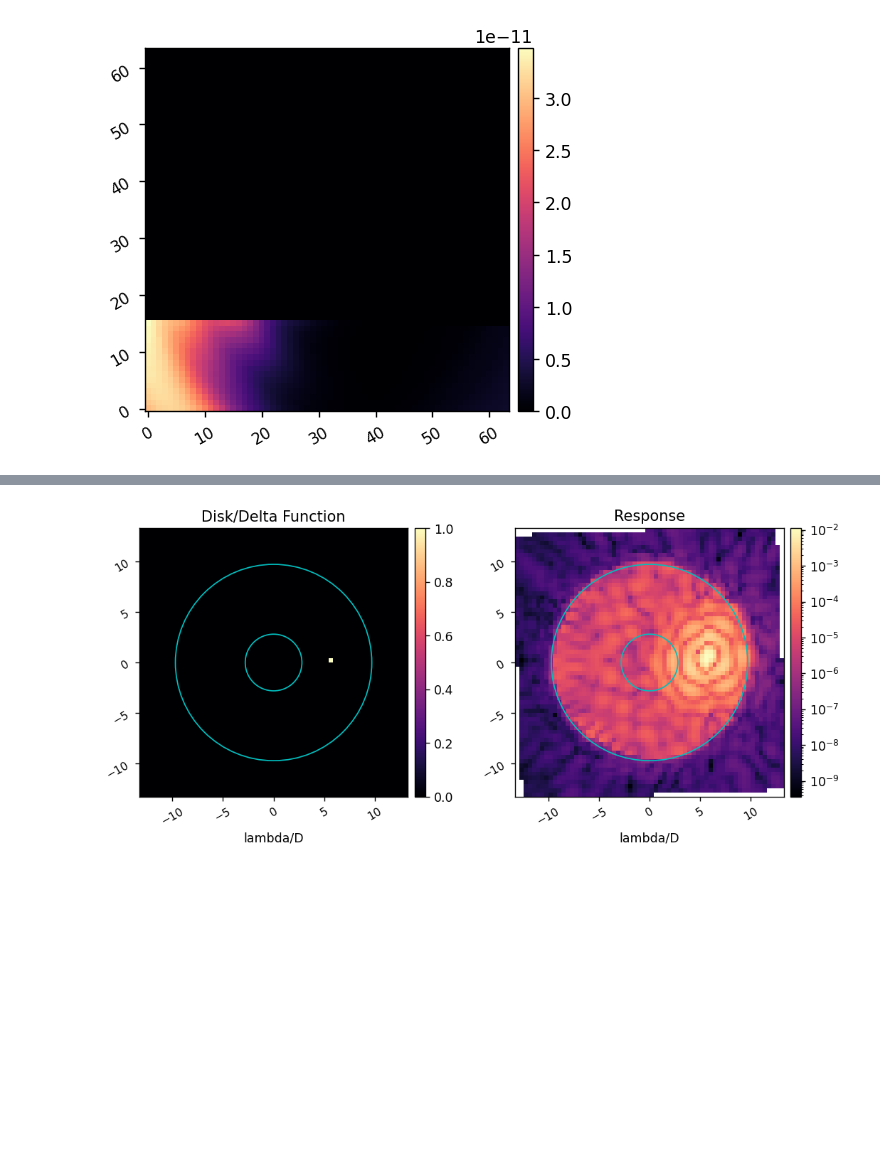
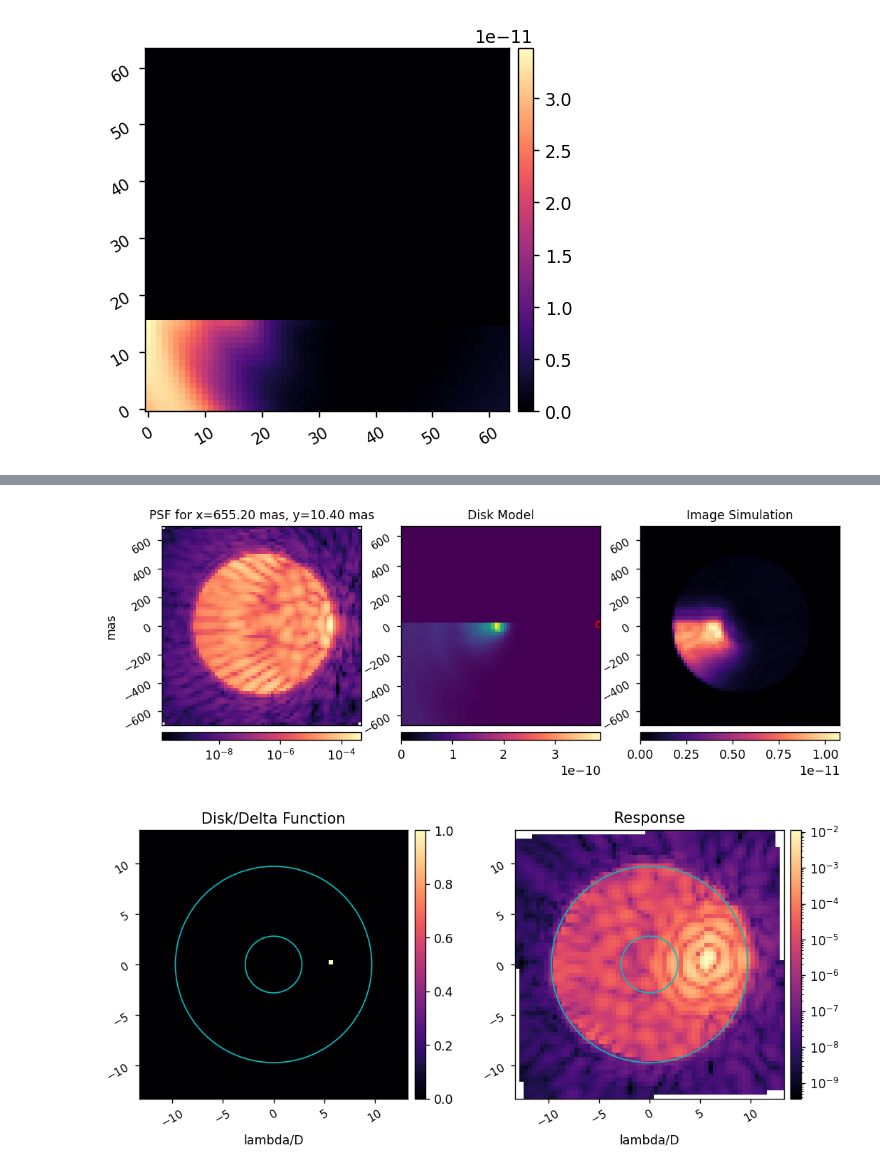
Before and after one commit to kian1377/disk-processing, a Jupyter notebook: hlc_band1_0920_run_disk_sim.ipynb, the cells around one changed output, grey strips where cells are left out. Saved outputs shown, nothing was run; the diff lists cells and outputs as text; code cells hidden in the pictures; blank space fills up the shorter version.

```diff
--- a/hlc_band1_0920_run_disk_sim.ipynb
+++ b/hlc_band1_0920_run_disk_sim.ipynb
@@ -141,3 +170,86 @@ for i in range(start, ipsf_matrix.shape[0]):
+# %%
+import matplotlib.pyplot as plt
+from matplotlib.colors import LogNorm, Normalize
+from mpl_toolkits.axes_grid1 import make_axes_locatable
+import matplotlib.animation as animation
+from matplotlib.animation import FuncAnimation
+
+plt.rcParams['animation.writer'] = 'ffmpeg'
+plt.rcParams['animation.ffmpeg_path'] = 'C:\\Users\\Kian\\Desktop\\ffmpeg\\ffmpeg-2023-02-19-git-2aec86695a-full_build\\bin\\ffmpeg.exe'
+
+ndisk = 64
+disk_pixelscale_mas = 20.8*u.mas/u.pix
+
+x,y = np.meshgrid(np.arange(-ndisk/2,ndisk/2) + 1/2, np.arange(-ndisk/2,ndisk/2)+1/2 )
+x = x.flatten()*disk_pixelscale_mas*u.pix
+y = y.flatten()*disk_pixelscale_mas*u.pix
+
+i = 0
+i = ndisk**2//2
+new_disk = disk.flatten()
+new_disk[i:] = 0
+disk_sim = np.reshape(ipsf_matrix.dot(new_disk), (npsf,npsf))
+
+fig,ax = plt.subplots(nrows=1, ncols=3, figsize=(10,4), dpi=125)
+titlesize = 10
+
+ax[0].set_ylabel('mas')
+ext1 = psf_pixelscale_mas.value * npsf/2
+extent1 = [-ext1,ext1,-ext1,ext1]
+extent3 = extent1
+ext2 = disk_pixelscale_mas.value * ndisk/2
+extent2 = [-ext2,ext2,-ext2,ext2]
+
+# first plot
+im = ax[0].imshow(ipsf_matrix[:,i].reshape(npsf,npsf), cmap='magma', norm=LogNorm(), extent=extent1)
+ax[0].set_xticks([])
+ax[0].tick_params(axis='x', labelsize=9, rotation=30)
+ax[0].tick_params(axis='y', labelsize=9, rotation=30)
+tx1 = ax[0].set_title('PSF for x={:.2f}, y={:.2f}'.format(x[i], y[i]), fontsize=titlesize)
+divider = make_axes_locatable(ax[0])
+cax = divider.append_axes("bottom", size="4%", pad=0.075)
+fig.colorbar(im, cax=cax, orientation='horizontal')
+
+# second plot
+im = ax[1].imshow(new_disk.reshape(ndisk,ndisk), cmap='magma', extent=extent2)
+ax[1].set_xticks([])
+ax[1].tick_params(axis='x', labelsize=9, rotation=30)
+ax[1].tick_params(axis='y', labelsize=9, rotation=30)
+ax[1].set_title('Disk Model', fontsize=titlesize)
+divider = make_axes_locatable(ax[1])
+cax = divider.append_axes("bottom", size="4%", pad=0.075)
+fig.colorbar(im, cax=cax, orientation='horizontal')
+
+# third plot
+im = ax[2].imshow(disk_sim, cmap='magma', extent=extent3, aspect='equal')
+ax[2].set_xticks([])
+ax[2].tick_params(axis='x', labelsize=9, rotation=30)
+ax[2].tick_params(axis='y', labelsize=9, rotation=30)
+ax[2].set_title('Image Simulation', fontsize=titlesize)
+divider = make_axes_locatable(ax[2])
+cax = divider.append_axes("bottom", size="4%", pad=0.075)
+fig.colorbar(im, cax=cax, orientation='horizontal')
+
+def animate(i=ndisk**2//2):
+    i += 2048
+    new_disk = disk.flatten()
+    new_disk[i:] = 0
+    disk_sim = np.reshape(ipsf_matrix.dot(new_disk), (npsf,npsf))
+
+    ax[0].imshow(ipsf_matrix[:,i].reshape(npsf,npsf), cmap='magma', extent=extent1, norm=LogNorm())
+    tx1.set_text('PSF for x={:.2f}, y={:.2f}'.format(x[i], y[i]))
+
+    ax[1].imshow(new_disk.reshape(ndisk,ndisk), cmap='viridis', extent=extent2)
+    [p.remove() for p in reversed(ax[1].patches)] # remove the previous patches
+    ax[1].add_patch(Circle((x[i].value, y[i].value), 20, color='r', fill=False))
+
+    ax[2].imshow(disk_sim, cmap='magma', extent=extent3)
+
+ani = FuncAnimation(fig, animate, frames=64, interval=500, repeat=False)
+FFwriter = animation.FFMpegWriter()
+ani.save('plot.mp4', writer=FFwriter)
+# %% [output]
+[figure, added]
 # %%
 patches1 = [Circle((0, 0), iwa.value, color='c', fill=False), Circle((0, 0), owa.value, color='c', fill=False)]
 patches2 = [Circle((0, 0), iwa.value, color='c', fill=False), Circle((0, 0), owa.value, color='c', fill=False)]
```
Also changed, not shown: parts of 7 cells of this notebook, 2 other files.
